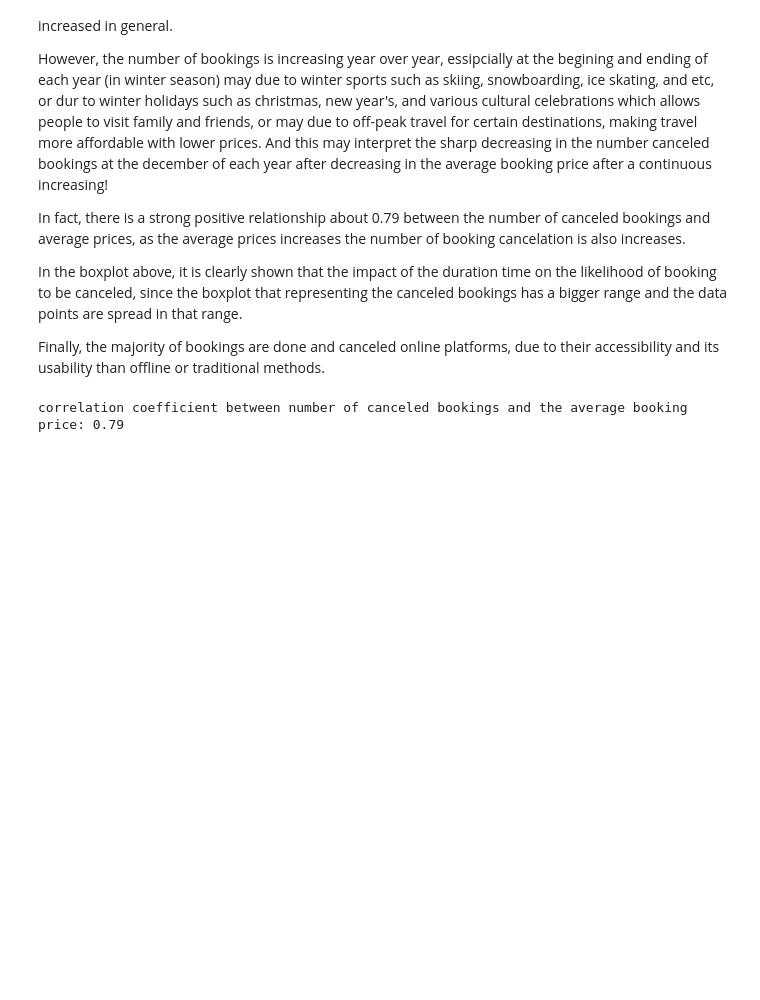
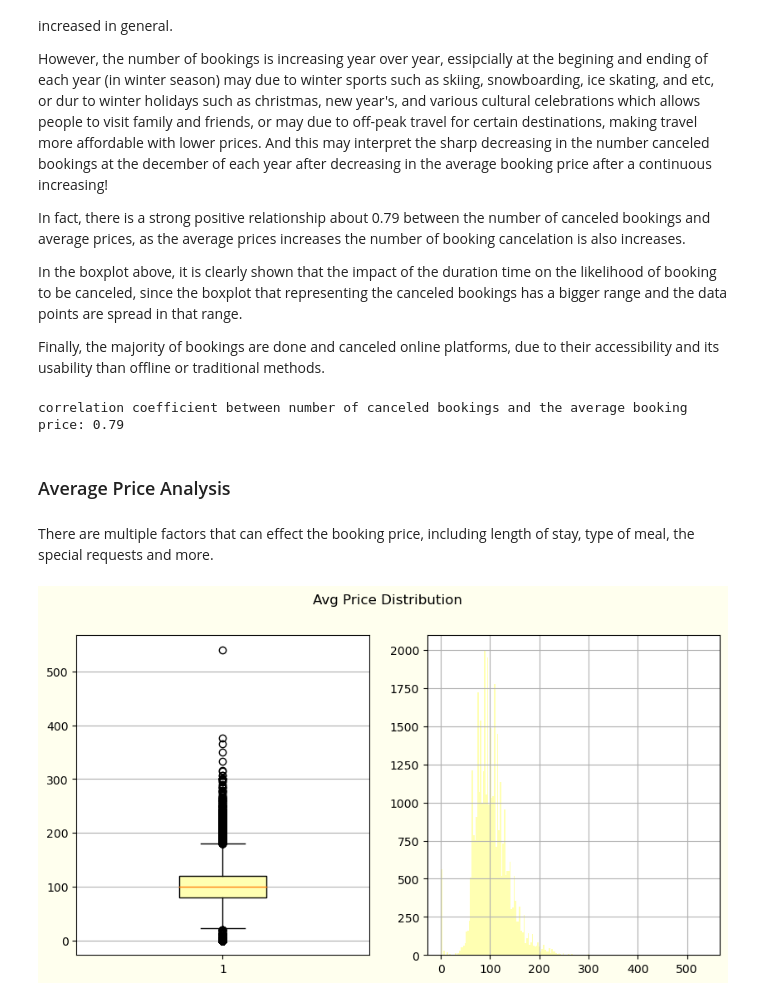
Before and after one commit to AMQ4/Cellula-intern, a Jupyter notebook: Task 1: EDA/Hotel_Bookings_EDA.ipynb, the cells around one changed output. Cells and saved outputs as stored; diff of their text form; code cells hidden in the pictures; blank space fills up the shorter version.

```diff
--- a/Task 1: EDA/Hotel_Bookings_EDA.ipynb
+++ b/Task 1: EDA/Hotel_Bookings_EDA.ipynb
@@ -299,3 +351,32 @@ corr_coeff = np.corrcoef([0] + list(number_of_canceled_bookings_over_time['# of
 print(f"correlation coefficient between number of canceled bookings and the average booking price: {corr_coeff[0, 1]:.2f}")
 # %% [output]
 correlation coefficient between number of canceled bookings and the average booking price: 0.79
+# %% [markdown]
+### Average Price Analysis
+# %% [markdown]
+There are multiple factors that can effect the booking price, including length of stay, type of meal, the special requests and more.<br>
+# %%
+fig, (ax1, ax2) = plt.subplots(ncols=2)
+fig.set_facecolor("#ffffee")
+fig.set_figheight(5)
+fig.set_figwidth(10)
+
+ax1.boxplot(
+    df["average price"],
+    widths=0.3,
+    patch_artist=True,
+    boxprops={"facecolor": "#ffffb2"}
+)
+
+ax2.hist(
+    df["average price"],
+    bins=int(np.sqrt(df.shape[0])),
+    color="#ffffb2"
+)
+
+ax2.grid()
+ax1.grid(axis='y')
+fig.suptitle("Avg Price Distribution")
+plt.show()
+# %% [output]
+[figure, added]
```
Also changed, not shown: parts of 16 cells of this notebook.
